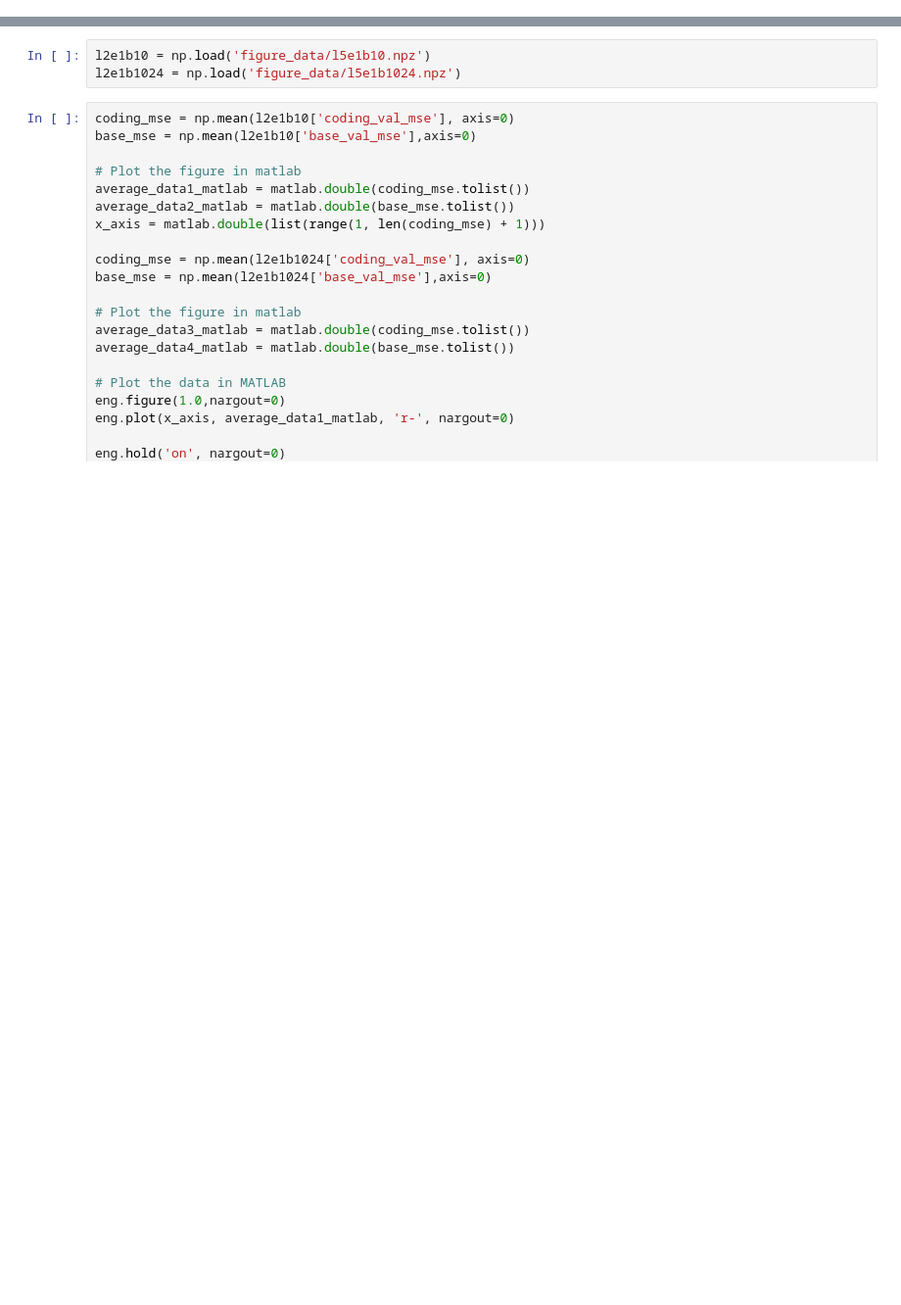
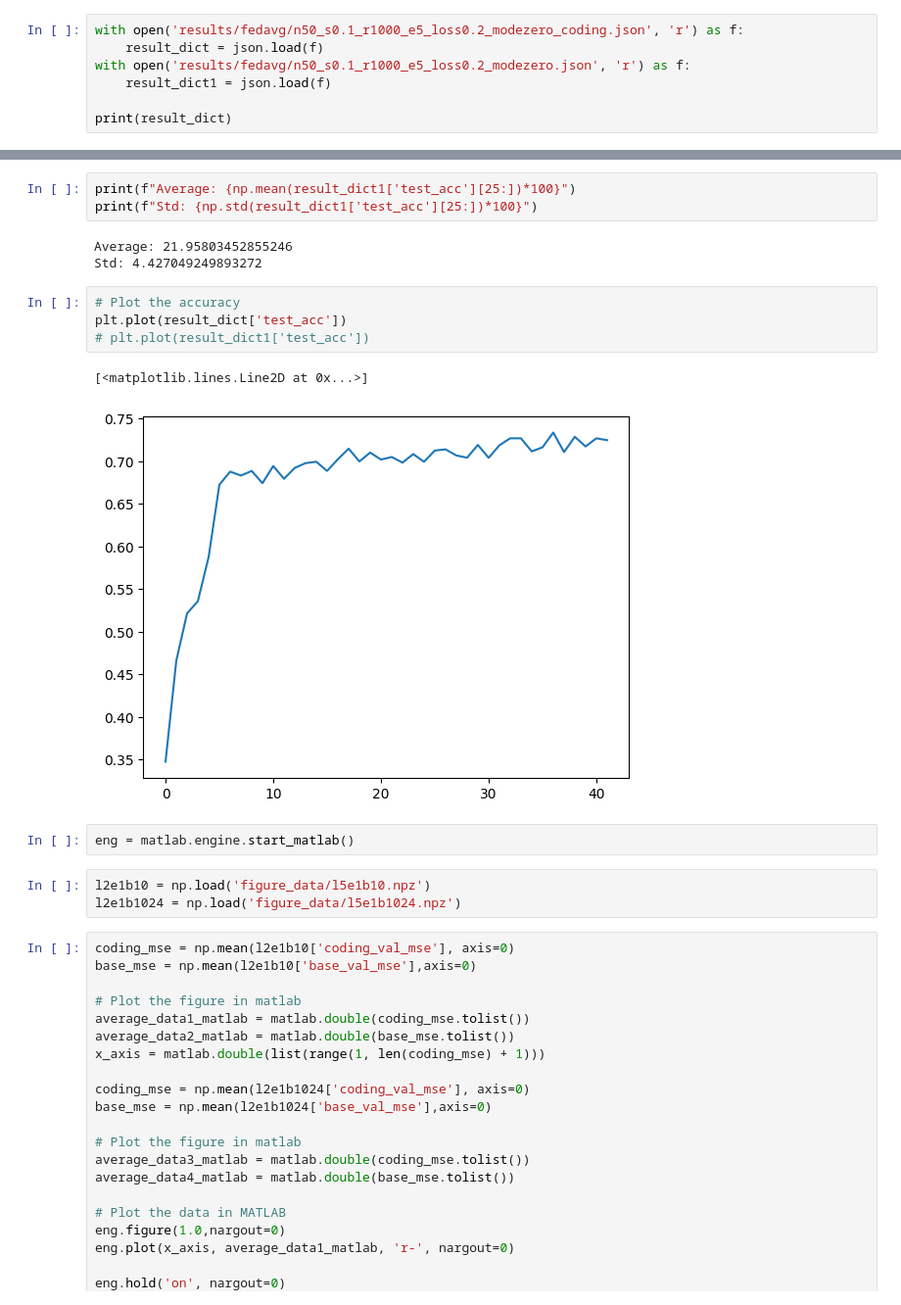
Before and after one commit to Observe-l/FedL-Transformer_Wireless, a Jupyter notebook: plot.ipynb, the cells around one changed output, grey strips where cells are left out. Shown at 98% size. Drawn from its saved outputs; the diff is of its cells as text; blank space fills up the shorter version.

```diff
--- a/plot.ipynb
+++ b/plot.ipynb
@@ -6,0 +6,7 @@ eng = matlab.engine.start_matlab()
+# %%
+with open('results/fedavg/n50_s0.1_r1000_e5_loss0.2_modezero_coding.json', 'r') as f:
+    result_dict = json.load(f)
+with open('results/fedavg/n50_s0.1_r1000_e5_loss0.2_modezero.json', 'r') as f:
+    result_dict1 = json.load(f)
+
+print(result_dict)
@@ -7,3 +28,18 @@ eng = matlab.engine.start_matlab()
+# %%
+print(f"Average: {np.mean(result_dict1['test_acc'][25:])*100}")
+print(f"Std: {np.std(result_dict1['test_acc'][25:])*100}")
+# %% [output]
+Average: 21.95803452855246
+Std: 4.427049249893272
+# %%
+# Plot the accuracy
+plt.plot(result_dict['test_acc'])
+# plt.plot(result_dict1['test_acc'])
+# %% [output]
+[<matplotlib.lines.Line2D at 0x...>]
+[figure, added]
+# %%
+eng = matlab.engine.start_matlab()
 # %%
 l2e1b10 = np.load('figure_data/l5e1b10.npz')
 l2e1b1024 = np.load('figure_data/l5e1b1024.npz')
```
Also changed, not shown: parts of 4 cells of this notebook, 2 other files.
